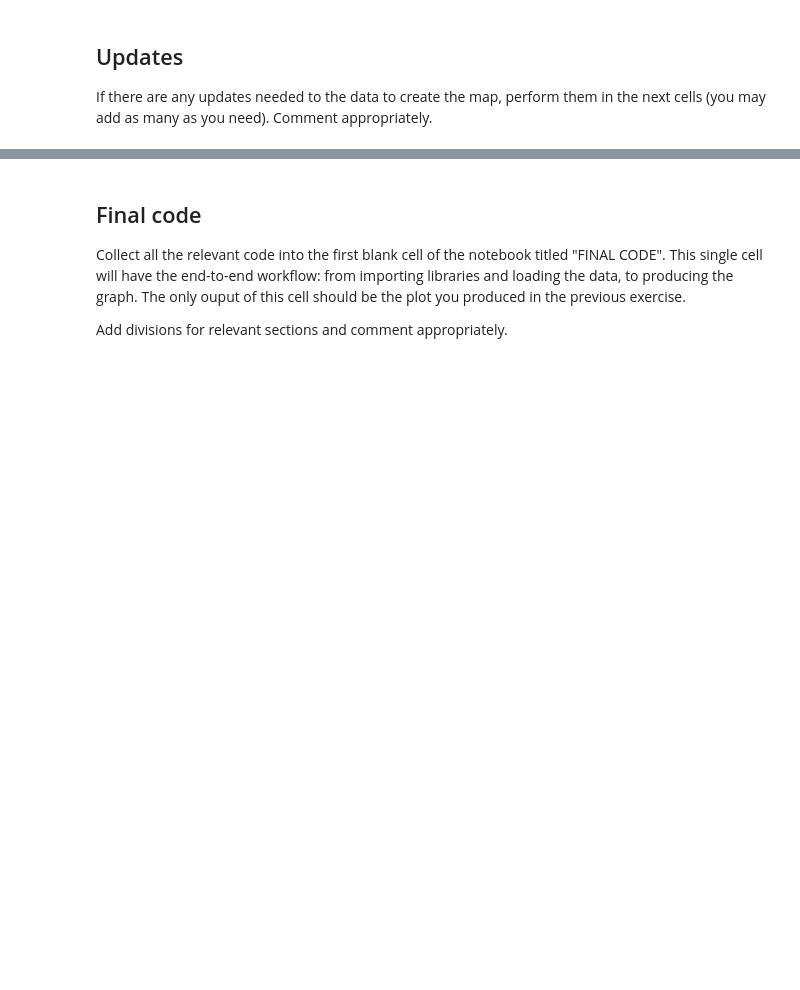
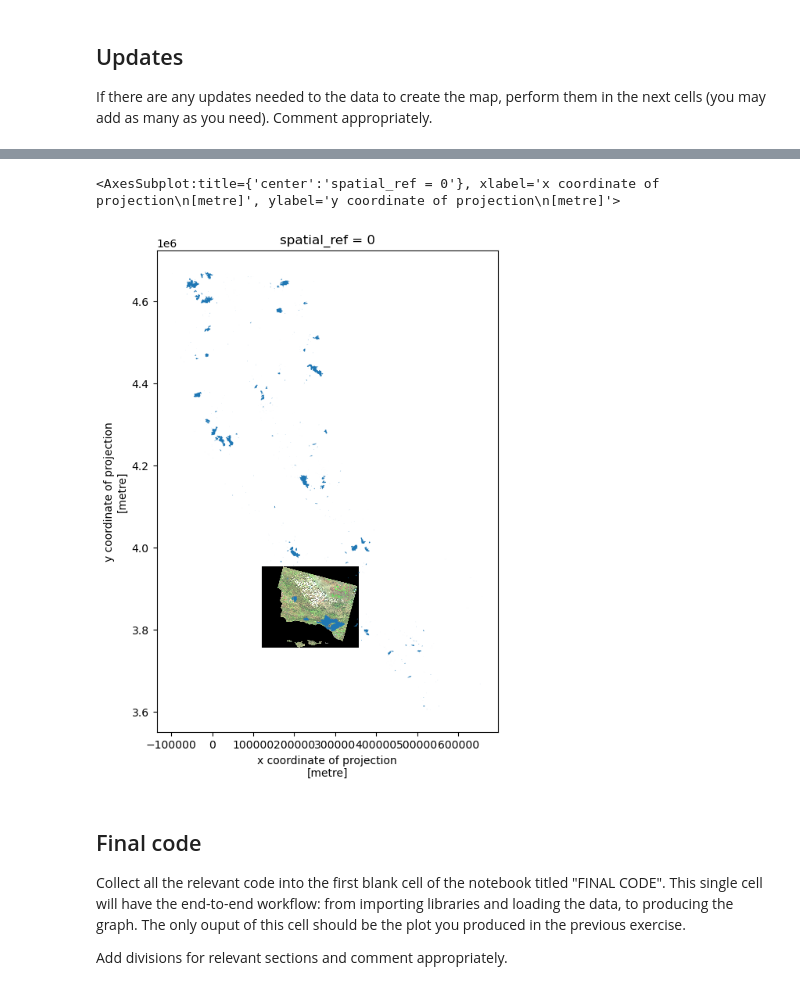
Before and after one commit to mwidas/eds220-hwk-4, a Jupyter notebook: hwk4-task2-false-color.ipynb, the cells around one changed output, grey strips where cells are left out. Saved outputs shown, nothing was run; the diff lists cells and outputs as text; code cells hidden in the pictures; blank space fills up the shorter version.

```diff
--- a/hwk4-task2-false-color.ipynb
+++ b/hwk4-task2-false-color.ipynb
@@ -186,6 +212,14 @@ Create a map showing the shortwave infrared/nir/ ed false color image together w
 Customize it appropriately.
 # %%
-# your code here
+# create figure
+fig, ax = plt.subplots(figsize=(12,8))
+
+# select the short-wave infrared, near-infrared, and red variables to create a RGB image and adjust scale used for plotting
+false_color = landsat[['swir22', 'nir08', 'red']].to_array().plot.imshow(robust=True)
+cal_fire.plot(ax=ax)
+# %% [output]
+<AxesSubplot:title={'center':'spatial_ref = 0'}, xlabel='x coordinate of projection\n[metre]', ylabel='y coordinate of projection\n[metre]'>
+[figure, added]
 # %% [markdown]
 ## Final code
 
```
Also changed, not shown: parts of 7 cells of this notebook.
